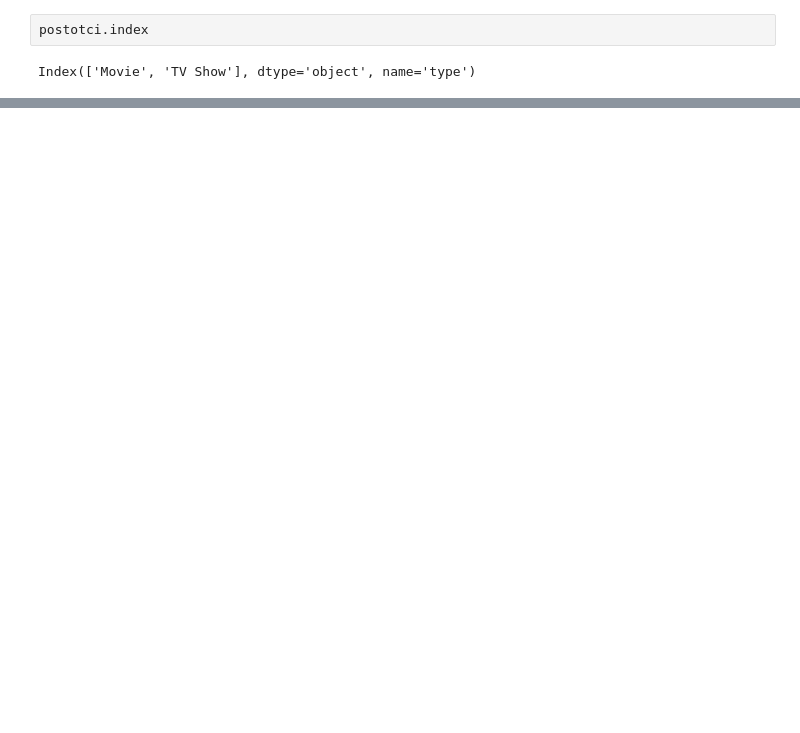
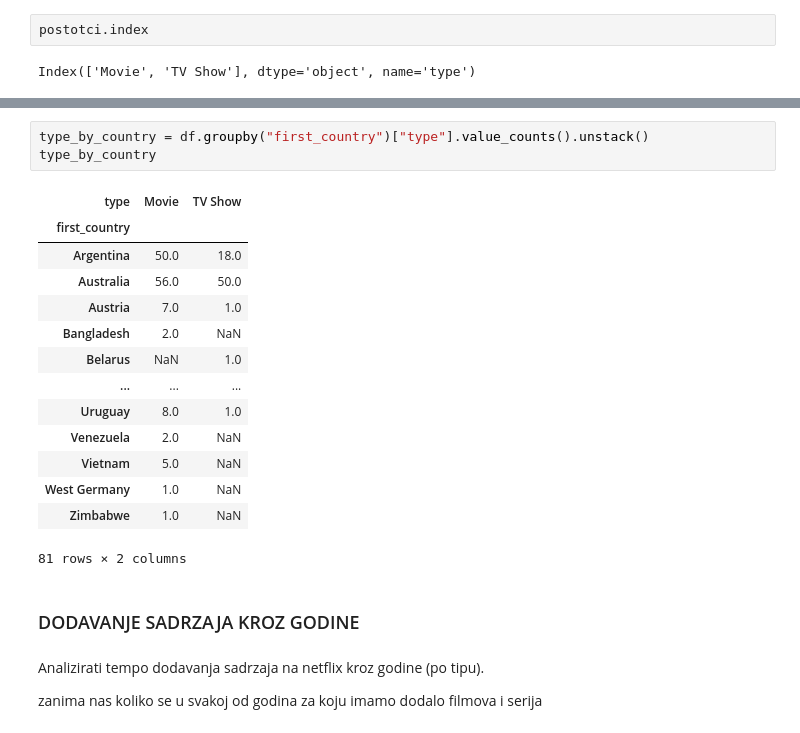
Before and after one commit to nenadmark/python1, a Jupyter notebook: DATA-Python/data 20.03/netflix_and_chill.ipynb, the cells around one changed output, grey strips where cells are left out. Cells and saved outputs as stored; diff of their text form; blank space fills up the shorter version.

```diff
--- a/DATA-Python/data 20.03/netflix_and_chill.ipynb
+++ b/DATA-Python/data 20.03/netflix_and_chill.ipynb
@@ -564,0 +652,24 @@ plt.show()
+# %%
+type_by_country = df.groupby("first_country")["type"].value_counts().unstack()
+type_by_country
+# %% [output]
+| type | Movie | TV Show |
+| first_country |  |  |
+| Argentina | 50.0 | 18.0 |
+| Australia | 56.0 | 50.0 |
+| Austria | 7.0 | 1.0 |
+| Bangladesh | 2.0 | NaN |
+| Belarus | NaN | 1.0 |
+| ... | ... | ... |
+| Uruguay | 8.0 | 1.0 |
+| Venezuela | 2.0 | NaN |
+| Vietnam | 5.0 | NaN |
+| West Germany | 1.0 | NaN |
+| Zimbabwe | 1.0 | NaN |
+81 rows × 2 columns
+# %% [markdown]
+### DODAVANJE SADRZAJA KROZ GODINE
+# %% [markdown]
+Analizirati tempo dodavanja sadrzaja na netflix kroz godine (po tipu).
+
+zanima nas koliko se u svakoj od godina za koju imamo dodalo filmova i serija
```
Also changed, not shown: parts of 27 cells of this notebook, 6 other files.
